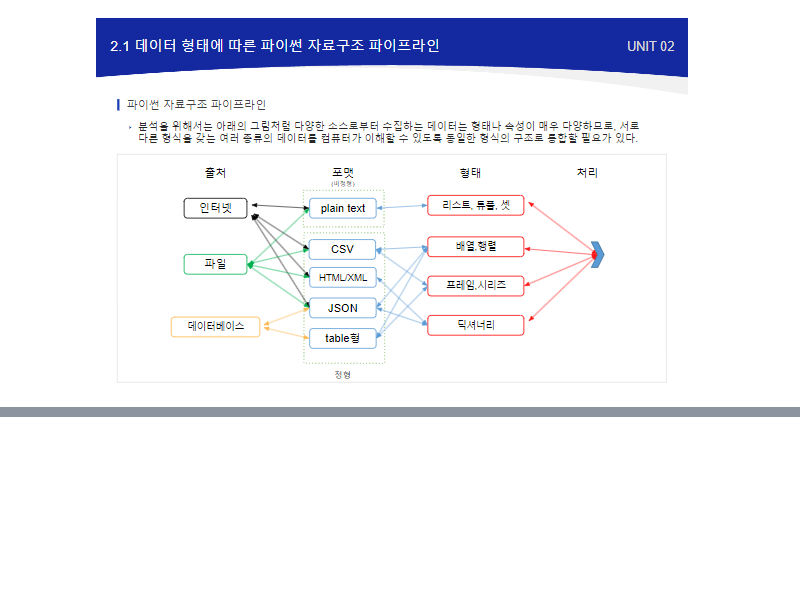
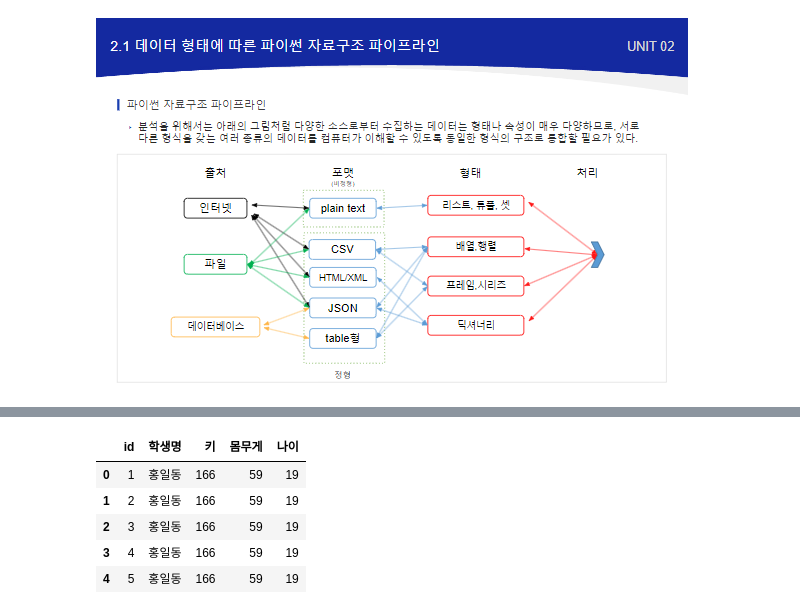
Before and after one commit to coconutkim/data, a Jupyter notebook: 판다스기초.ipynb, the cells around one changed output, grey strips where cells are left out. Drawn from its saved outputs; the diff is of its cells as text; code cells hidden in the pictures; blank space fills up the shorter version.

```diff
--- a/판다스기초.ipynb
+++ b/판다스기초.ipynb
@@ -134,0 +273,15 @@ dcl: control
+# %%
+data = np.array([[1,'홍일동',166,59,19],
+                 [2,'홍일동',166,59,19],
+                 [3,'홍일동',166,59,19],
+                 [4,'홍일동',166,59,19],
+                 [5,'홍일동',166,59,19]])
+# %%
+pd.DataFrame(data=data,columns=['id','학생명','키','몸무게','나이'])
+# %% [output]
+|  | id | 학생명 | 키 | 몸무게 | 나이 |
+| 0 | 1 | 홍일동 | 166 | 59 | 19 |
+| 1 | 2 | 홍일동 | 166 | 59 | 19 |
+| 2 | 3 | 홍일동 | 166 | 59 | 19 |
+| 3 | 4 | 홍일동 | 166 | 59 | 19 |
+| 4 | 5 | 홍일동 | 166 | 59 | 19 |
```
Also changed, not shown: parts of 59 cells of this notebook.
